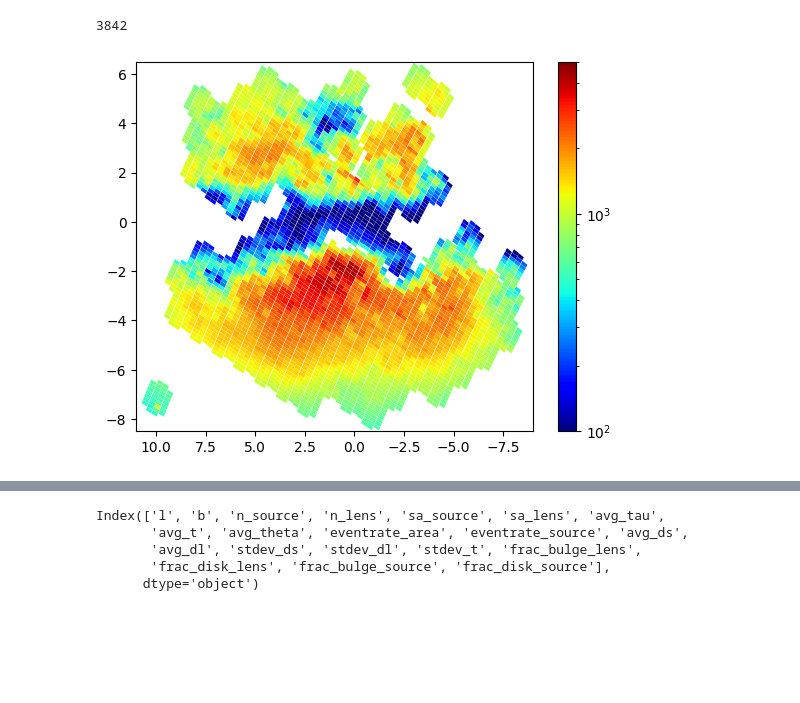
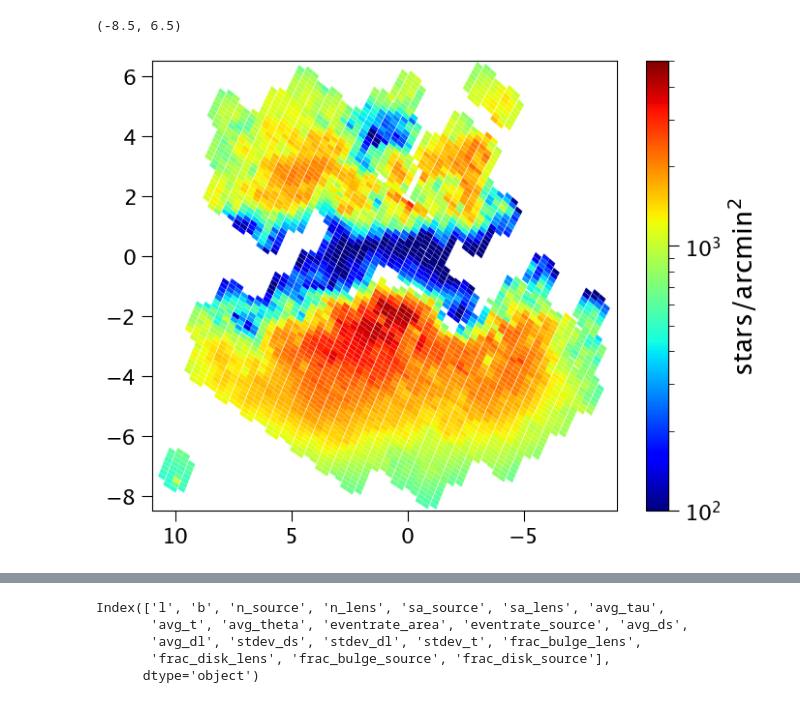
Before and after one commit to synthpop-galaxy/synthpop-model-eval, a Jupyter notebook: bdep_ogle.ipynb, the cells around one changed output, grey strips where cells are left out. Cells and saved outputs as stored; diff of their text form; code cells hidden in the pictures; blank space fills up the shorter version.

Commit message:
data updates

```diff
--- a/bdep_ogle.ipynb
+++ b/bdep_ogle.ipynb
@@ -9,0 +25,8 @@ import microlensing_calculations
+# %%
+# Fetch OGLE data if needed
+ogle_surfdens = get_table('apjsab426bt5_mrt.txt').to_pandas(index='field')
+ogle_fields = get_table('apjsab426bt6_mrt.txt').to_pandas(index='field')
+ogle_rates = get_table('apjsab426bt7_mrt.txt').to_pandas(index='field')
+# Store RA/Dec in rates table to get everything in one place
+ogle_rates['RAdeg'] = ogle_fields['RAdeg']
+ogle_rates['DEdeg'] = ogle_fields['DEdeg']
@@ -10,17 +50,4 @@ import microlensing_calculations
 # %%
-ogle_dat = pd.read_csv('data/ogleiv_bulgerates.txt', skiprows=26, sep='\s+',
-              names=['field','GLON','GLAT','tau','e_tau','gam','e_gam','gam_deg2','e_gam_deg2',
-                     'tE_mean','e_tE_mean','Nevents','Nstars']).set_index('field')
-ogle_flds = pd.read_csv('data/ogleiv_bulgefields.txt', skiprows=19, sep='\s+',
-              names=['field','RAdeg','DEdeg','GLON','GLAT','Nstars','Nepochs']).set_index('field')
-ogle_subfs = pd.read_csv('data/ogleiv_subfields.txt', skiprows=22, sep='\s+',
-              names=['field','RAdeg','DEdeg','GLON','GLAT','Sigma18','Sigma21','N18','N21']).set_index('field')
-#inmap.set_index('field', inplace=True)
-#ogle_dat.set_index('field', inplace=True)
-#ogle_subfs.set_index('field', inplace=True)
-ogle_dat.insert(2,column='RAdeg',value=ogle_flds['RAdeg'])
-ogle_dat.insert(3,column='DEdeg',value=ogle_flds['DEdeg'])
-ogle_dat.sort_values('GLAT',inplace=True)
-inmap = ogle_dat[(np.abs(ogle_dat['GLON'])<10) & (ogle_dat['GLAT']<5) & (ogle_dat['GLAT']>-10)]
-
-l3 = ogle_dat[(np.abs(ogle_dat['GLON'])<3) & (ogle_dat['Nevents']>1) & (np.abs(ogle_dat['GLAT'])>0.7)]
+#ogle_rates.sort_values('GLAT',inplace=True)
+ogle_rates['in_lims'] = ((np.abs(ogle_rates['GLON'])<10) & (ogle_rates['GLAT']<5) & (ogle_rates['GLAT']>-10))
+ogle_rates['use_for_latdep'] = ((np.abs(ogle_rates['GLON'])<3) & (ogle_rates['Nevents']>1) & (np.abs(ogle_rates['GLAT'])>0.7))
@@ -29,30 +54,27 @@ ogle_subfs[['GLON','GLAT']].to_csv('data/ogle_subf_coords.csv',index=False,heade
 # %%
-fig,ax=plt.subplots()
+fig,ax=plt.subplots(figsize=(8,6))
 patches=[]
 sf_cols = []
-for lrow in np.transpose([ogle_dat.index,ogle_dat['RAdeg'],ogle_dat['DEdeg']]):
-    f,ra,dec=lrow
+for idx in ogle_rates.index:
+    f,ra,dec=idx, ogle_rates['RAdeg'][idx],ogle_rates['DEdeg'][idx],
     for j in range(1,33):
         sbf_name = f+'.'+str(j).zfill(2)
-        p = Polygon(np.column_stack(ou.equatorial_to_galactic(*ou.o4_subfield(ra,dec,j))),closed=True)
+        p = Polygon(np.column_stack(ogle_utils.equatorial_to_galactic(*ogle_utils.o4_subfield(ra,dec,j))),closed=True)
         try:
-            dat = ogle_subfs.at[sbf_name, 'Sigma21']
+            dat = ogle_surfdens.at[sbf_name, 'sigma21']
             patches.append(p)
             sf_cols.append(dat)
         except:
             pass
-#print(sf_cols)
 norm = colors.LogNorm(vmin=100, vmax=5000)
 pc = PatchCollection(patches, cmap='jet', norm=norm)
 pc.set_array(sf_cols)
 pc.set_edgecolor('none')
 ax.add_collection(pc)
 
-cbar = plt.colorbar(pc)
-
+cbar = plt.colorbar(pc,label=r'stars/arcmin$^2$')
 plt.xlim(11,-9)
 plt.ylim(-8.5,6.5)
-print(len(sf_cols))
 # %% [output]
-3842
+(-8.5, 6.5)
-[figure, old version]
+[figure, new version]
```
Also changed, not shown: parts of 15 cells of this notebook, 3 other files.
